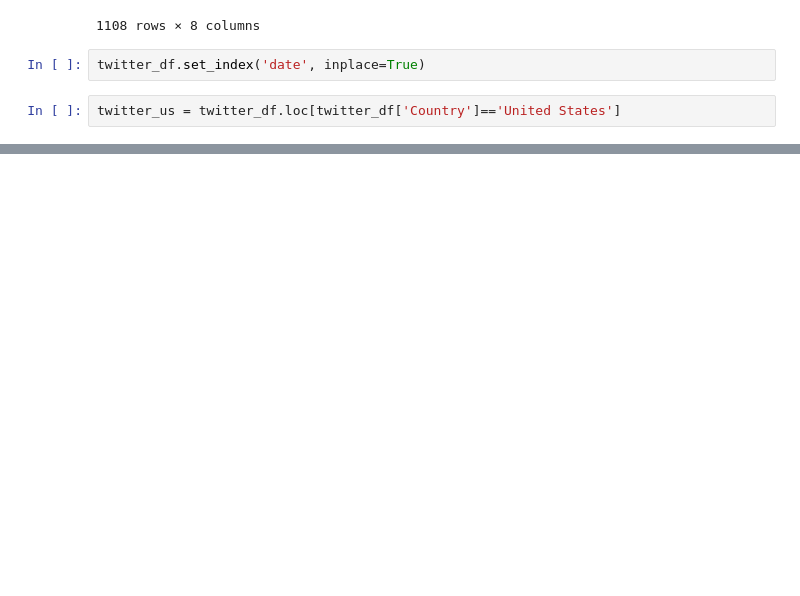
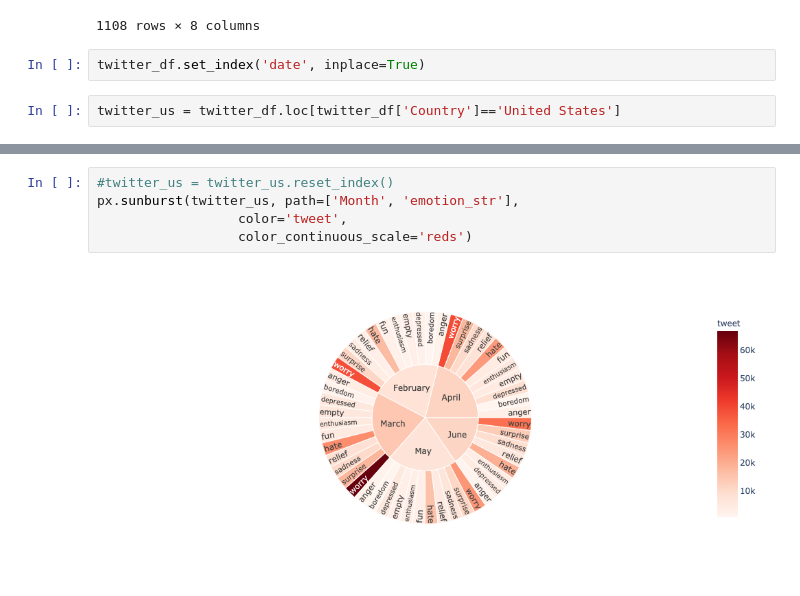
Before and after one commit to larisa-a/Emotional-Market, a Jupyter notebook: Covid-Data-Analysis.ipynb, the cells around one changed output, grey strips where cells are left out. Drawn from its saved outputs; the diff is of its cells as text; blank space fills up the shorter version.

```diff
--- a/Covid-Data-Analysis.ipynb
+++ b/Covid-Data-Analysis.ipynb
@@ -273,0 +364,7 @@ twitter_us.plot.bar(y="tweet", figsize=(20,10))
+# %%
+#twitter_us = twitter_us.reset_index()
+px.sunburst(twitter_us, path=['Month', 'emotion_str'],
+                  color='tweet',
+                  color_continuous_scale='reds')
+# %% [output]
+[figure, added]
```
Also changed, not shown: parts of 43 cells of this notebook, 1 other file.
